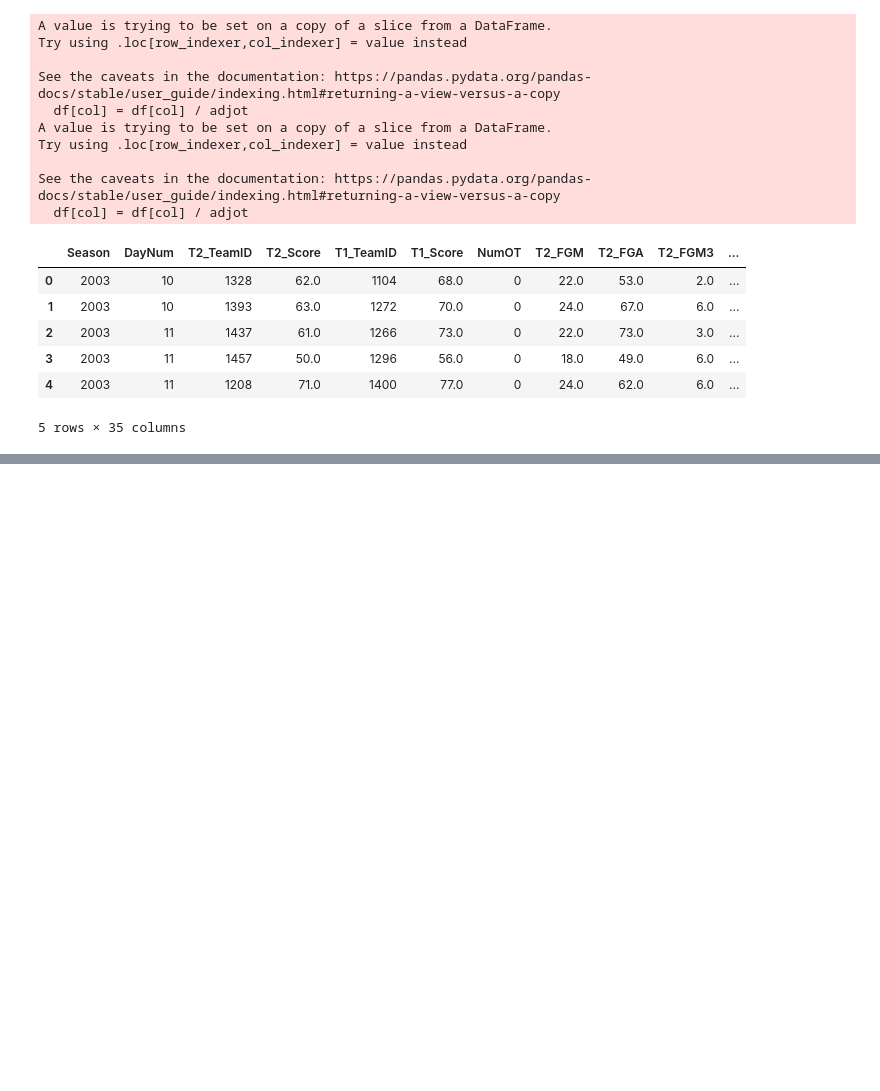
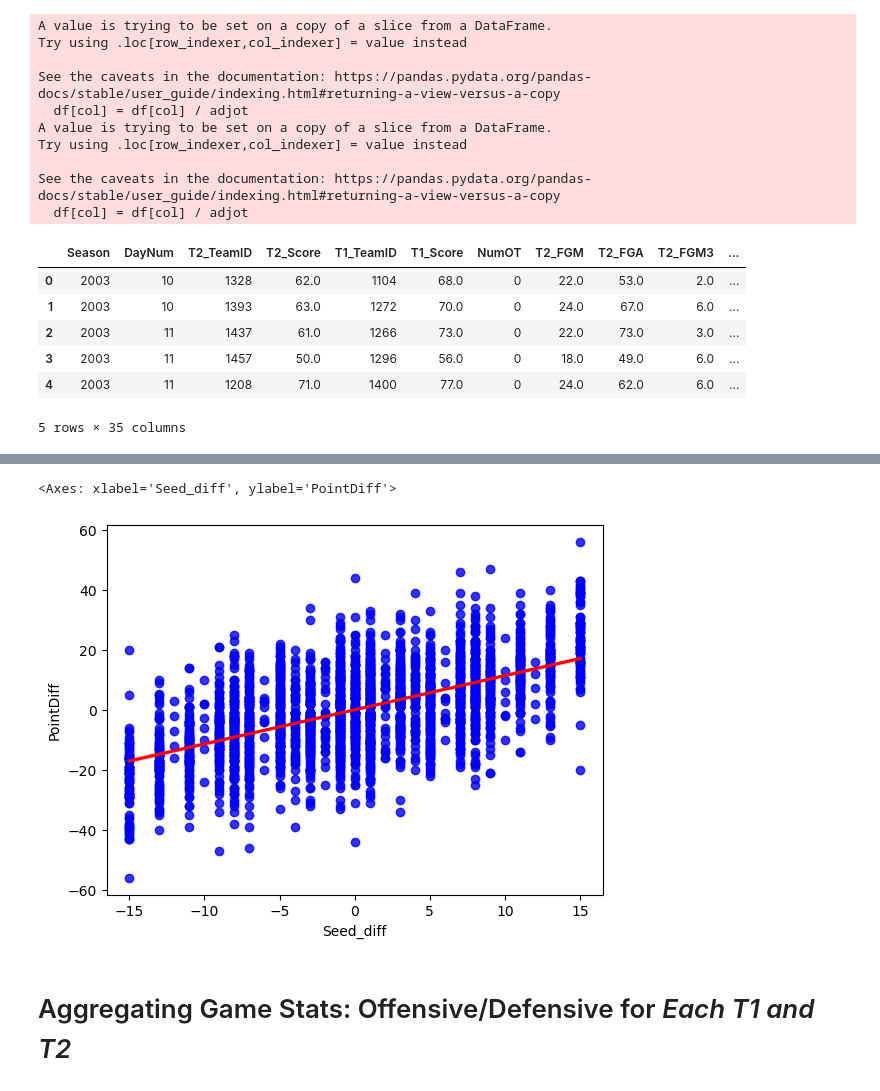
Before and after one commit to ecw70574/data_mining_course_project, a Jupyter notebook: TestingMerge.ipynb, the cells around one changed output, grey strips where cells are left out. Drawn from its saved outputs; the diff is of its cells as text; code cells hidden in the pictures; blank space fills up the shorter version.

```diff
--- a/TestingMerge.ipynb
+++ b/TestingMerge.ipynb
@@ -163,0 +179,17 @@ display(regular_data.head())
+# %%
+# grabbing numeric part of seed and converting to int ( we still want to keep the division info)
+seeds["seed"] = seeds["Seed"].apply(lambda x: int(x[1:3]))
+seeds["division"] = seeds["Seed"].apply(lambda x: x[0])
+
+seeds_T1 = seeds[["Season", "TeamID", "seed","division"]].copy()
+seeds_T2 = seeds[["Season", "TeamID", "seed", "division"]].copy()
+seeds_T1.columns = ["Season", "T1_TeamID", "T1_seed", "T1_division"]
+seeds_T2.columns = ["Season", "T2_TeamID", "T2_seed", "T2_division"]
+
+# merging seeds (for each team) with tourney data
+tourney_data = tourney_data[["Season", "T1_TeamID", "T2_TeamID", "PointDiff", "win",]]
+tourney_data = pd.merge(tourney_data, seeds_T1, on=["Season", "T1_TeamID"], how="left")
+tourney_data = pd.merge(tourney_data, seeds_T2, on=["Season", "T2_TeamID"], how="left")
+tourney_data["Seed_diff"] = tourney_data["T2_seed"] - tourney_data["T1_seed"]
+
+tourney_data
@@ -163,0 +210,8 @@ display(regular_data.head())
+# %%
+# seed difference vs point difference (between Team 1 and Team 2)
+sns.regplot(x=tourney_data["Seed_diff"], y=tourney_data["PointDiff"], color='blue', line_kws={"color": "red"})
+# %% [output]
+<Axes: xlabel='Seed_diff', ylabel='PointDiff'>
+[figure, added]
+# %% [markdown]
+# Aggregating Game Stats: Offensive/Defensive for *Each T1 and T2*
```
Also changed, not shown: parts of 16 cells of this notebook, 1 other file.
